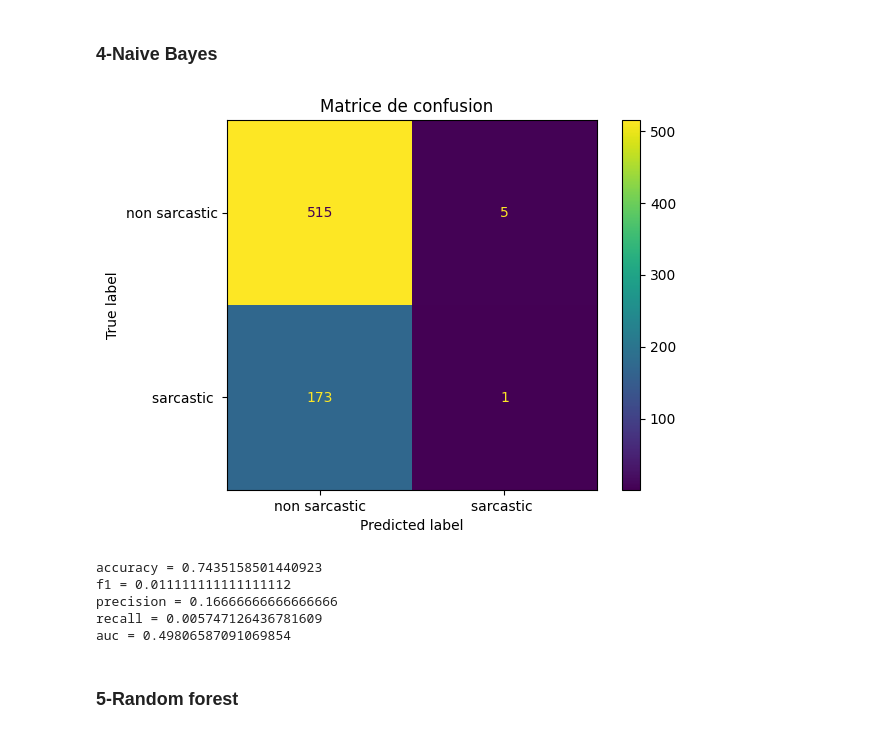
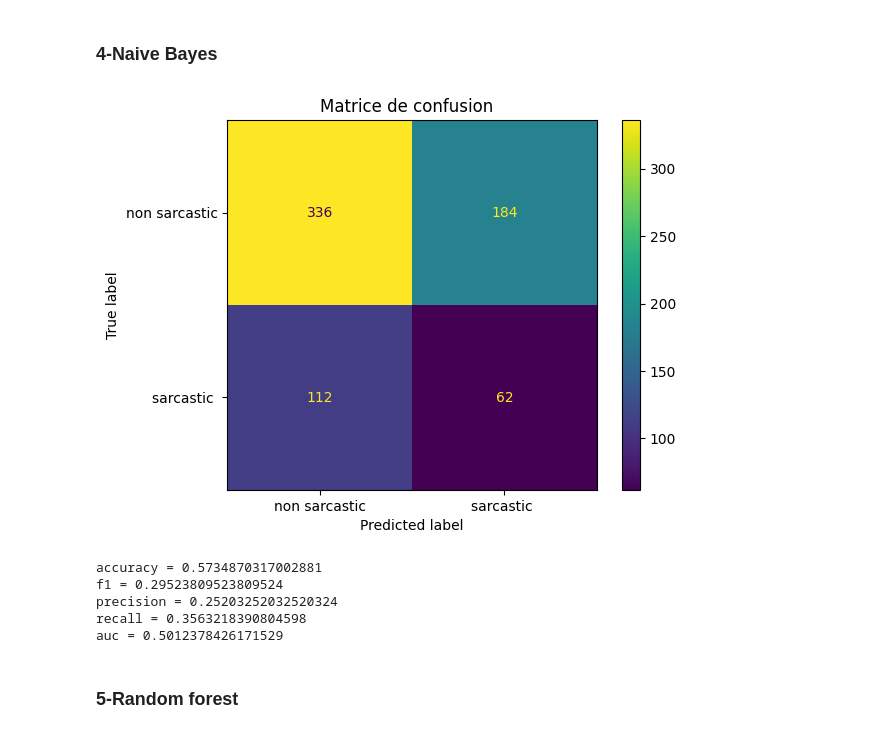
Before and after one commit to azizguesmi/Projet-Ml, a Jupyter notebook: PR.ipynb, the cells around one changed output. Cells and saved outputs as stored; diff of their text form; code cells hidden in the pictures.

```diff
--- a/PR.ipynb
+++ b/PR.ipynb
@@ -284,7 +284,7 @@ auc = 0.48994252873563215
 # %%
 from sklearn.svm import SVC
 
-svm = SVC(kernel='linear')
+svm = SVC(kernel='linear',class_weight='balanced')
 
 param_grid = {
     'gamma': ['scale', 'auto']
@@ -305,20 +305,20 @@ auc = 0.5334770114942528
 # %% [markdown]
 <h3>4-Naive Bayes</h3>
 # %%
-from sklearn.naive_bayes import MultinomialNB
+from sklearn.naive_bayes import GaussianNB
 
-mnb = MultinomialNB()
+mnb = GaussianNB()
 
-eval_nb = training(X_train, X_test, y_train, y_test, mnb)
+eval_nb = training(X_train.toarray(), X_test.toarray(), y_train, y_test, mnb)
 
 scores["Naive_bais"] = eval_nb
 # %% [output]
-[figure, old version]
+[figure, new version]
-accuracy = 0.7435158501440923
-f1 = 0.011111111111111112
-precision = 0.16666666666666666
-recall = 0.005747126436781609
-auc = 0.49806587091069854
+accuracy = 0.5734870317002881
+f1 = 0.29523809523809524
+precision = 0.25203252032520324
+recall = 0.3563218390804598
+auc = 0.5012378426171529
 # %% [markdown]
 <h3>5-Random forest</h3>
 # %%
```
Also changed, not shown: parts of 4 cells of this notebook.
